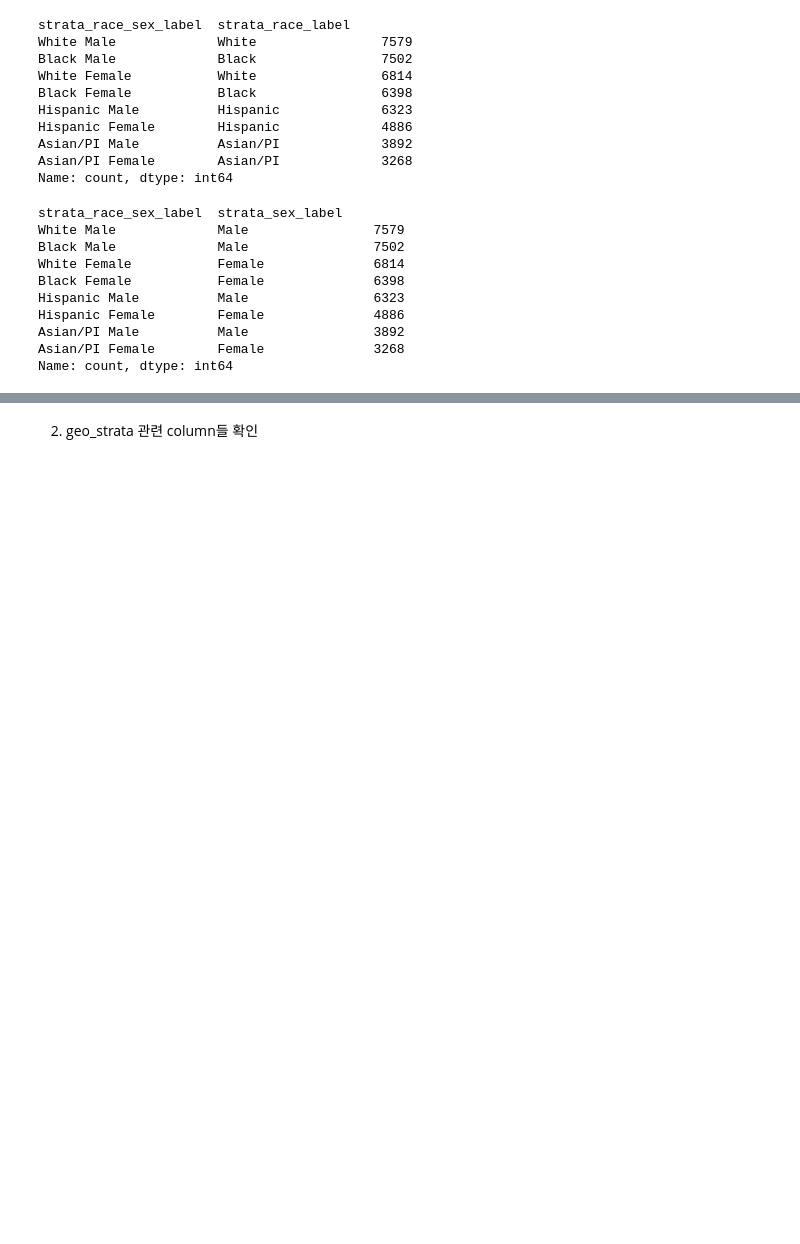
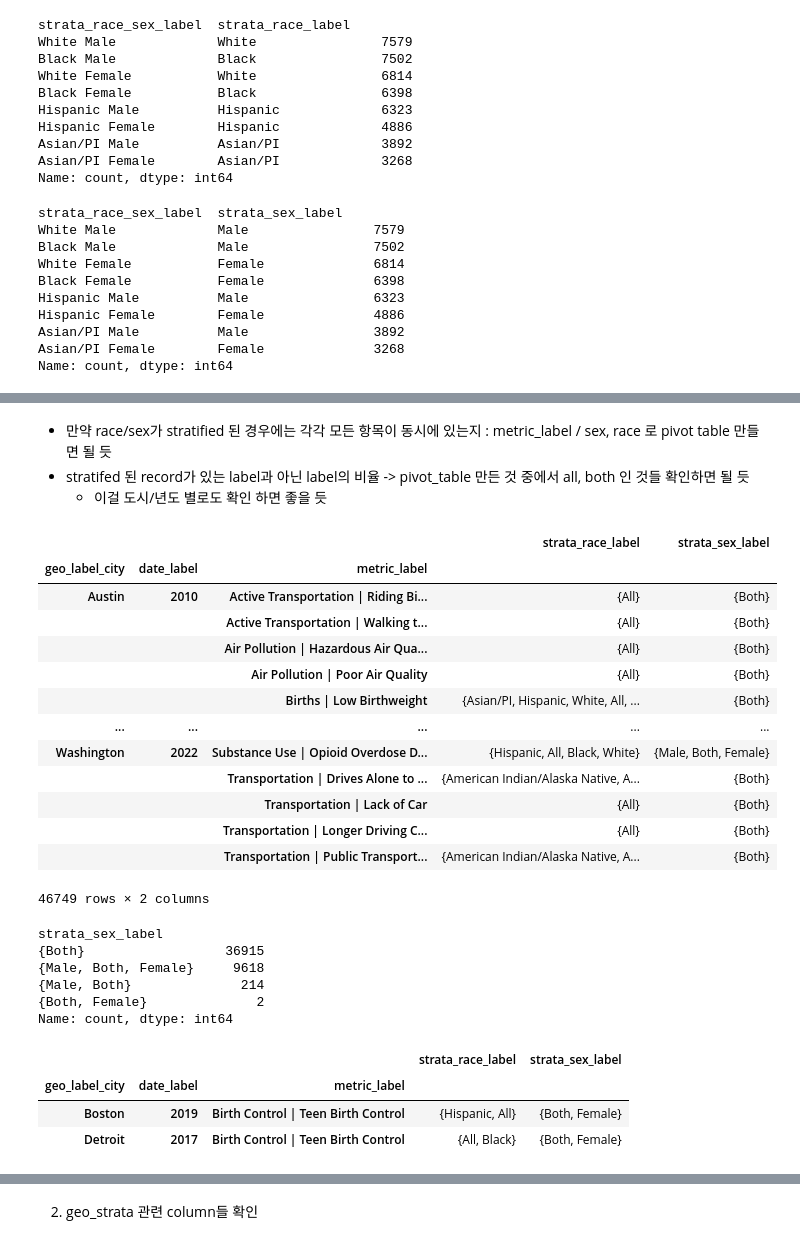
Before and after one commit to WASSUP-AIModel-3rd-Project1/Project-1, a Jupyter notebook: 240614_step0.ipynb, the cells around one changed output, grey strips where cells are left out. Drawn from its saved outputs; the diff is of its cells as text; code cells hidden in the pictures; blank space fills up the shorter version.

Commit message:
EDA/race,sex

```diff
--- a/240614_step0.ipynb
+++ b/240614_step0.ipynb
@@ -200,0 +238,6 @@ Name: count, dtype: int64
+# %%
+cond1 = df['strata_race_label'] == 'Asian'
+
+df_racesex=df[['strata_race_label','strata_sex_label','metric_label','geo_label_city','date_label']]
+
+df_racesex.loc[cond1,'strata_race_label'] = 'Asian/PI'
@@ -200,0 +260,43 @@ Name: count, dtype: int64
+# %% [markdown]
+- 만약 race/sex가 stratified 된 경우에는 각각 모든 항목이 동시에 있는지 : metric_label / sex, race 로 pivot table 만들면 될 듯
+- stratifed 된 record가 있는 label과 아닌 label의 비율 -> pivot_table 만든 것 중에서 all, both 인 것들 확인하면 될 듯
+    - 이걸 도시/년도 별로도 확인 하면 좋을 듯
+# %%
+pt1 = pd.pivot_table(df_racesex, index = ['geo_label_city','date_label','metric_label'],values=['strata_race_label','strata_sex_label'],aggfunc=lambda x : list(set(x)))
+pt2 = pd.pivot_table(df_racesex, index = ['geo_label_city','date_label','metric_label'],values=['strata_race_label','strata_sex_label'],aggfunc=lambda x : (set(x)))
+# %%
+pt2
+# %% [output]
+|  |  |  | strata_race_label | strata_sex_label |
+| geo_label_city | date_label | metric_label |  |  |
+| Austin | 2010 | Active Transportation | Riding Bi... | {All} | {Both} |
+|  |  | Active Transportation | Walking t... | {All} | {Both} |
+|  |  | Air Pollution | Hazardous Air Qua... | {All} | {Both} |
+|  |  | Air Pollution | Poor Air Quality | {All} | {Both} |
+|  |  | Births | Low Birthweight | {Asian/PI, Hispanic, White, All, ... | {Both} |
+| ... | ... | ... | ... | ... |
+| Washington | 2022 | Substance Use | Opioid Overdose D... | {Hispanic, All, Black, White} | {Male, Both, Female} |
+|  |  | Transportation | Drives Alone to ... | {American Indian/Alaska Native, A... | {Both} |
+|  |  | Transportation | Lack of Car | {All} | {Both} |
+|  |  | Transportation | Longer Driving C... | {All} | {Both} |
+|  |  | Transportation | Public Transport... | {American Indian/Alaska Native, A... | {Both} |
+46749 rows × 2 columns
+# %%
+pt2.strata_sex_label.value_counts()
+# %% [output]
+strata_sex_label
+{Both}                  36915
+{Male, Both, Female}     9618
+{Male, Both}              214
+{Both, Female}              2
+Name: count, dtype: int64
+# %%
+cond_onlyM = pt2['strata_sex_label'] == {'Male','Both'}
+cond_onlyF = pt2['strata_sex_label'] == {'Female','Both'}
+
+pt2[cond_onlyF]
+# %% [output]
+|  |  |  | strata_race_label | strata_sex_label |
+| geo_label_city | date_label | metric_label |  |  |
+| Boston | 2019 | Birth Control | Teen Birth Control | {Hispanic, All} | {Both, Female} |
+| Detroit | 2017 | Birth Control | Teen Birth Control | {All, Black} | {Both, Female} |
```
Also changed, not shown: parts of 19 cells of this notebook.
